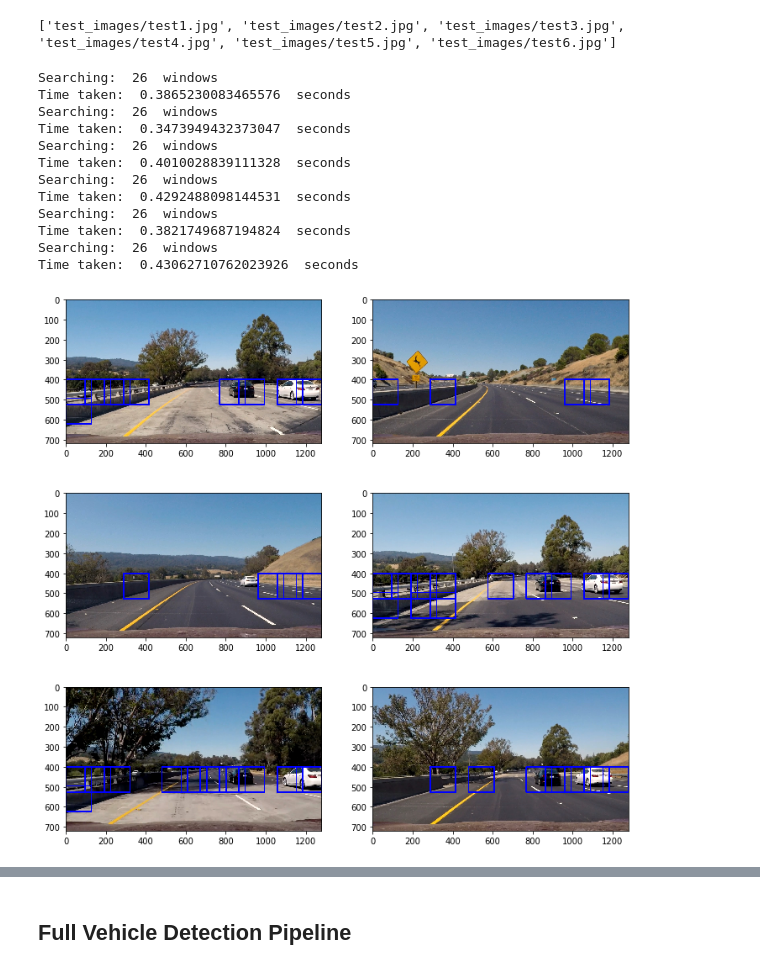
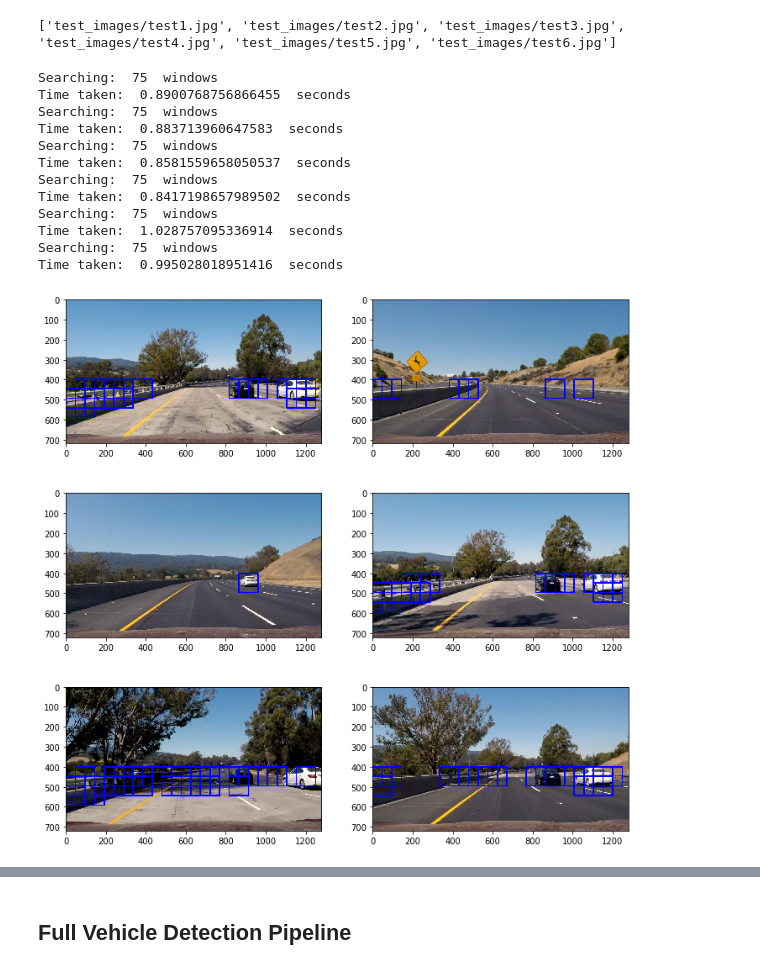
Before and after one commit to patrickcleeve/CarND-Term1-Vehicle-Detection-P5, a Jupyter notebook: CarND-Vehicle-Detection.ipynb, the cells around one changed output, grey strips where cells are left out. Cells and saved outputs as stored; diff of their text form; code cells hidden in the pictures.

```diff
--- a/CarND-Vehicle-Detection.ipynb
+++ b/CarND-Vehicle-Detection.ipynb
@@ -492,15 +492,15 @@ orient = 9              # Number of gradient orientations
 pix_per_cell = 8
 cell_per_block = 2
 hog_channel = "ALL"         # Can be 0, 1, 2, "ALL"
-spatial_size = (16, 16) # Spatial binning dimensions
-hist_bins = 16          # Number of histogram bins
+spatial_size = (64, 64) # Spatial binning dimensions
+hist_bins = 64          # Number of histogram bins
 spatial_feat = True     # Spatial features on or off
 hist_feat = True        # Histogram features on or off
 hog_feat = True         # HOG features on or off
 
 
 # If experimenting use the testing flag, to only use a sample (reduce training time)
-testing = True
+testing = False
 
 print("Started...")
 
@@ -673,8 +672,8 @@ hog_feat = True         # HOG features on or off
 
 
 
-window_size = 128
-overlap = 0.25
+window_size = 96
+overlap = 0.5
 ystart = 400
 ystop = 625
 
@@ -683,46 +682,46 @@ for image_path in test_images:
 
     t1 = time.time()
     image = mpimg.imread(image_path)
     draw_image = np.copy(image)
 
     # Rescale .jpg image
     image = image.astype(np.float32)/255
     #print(np.min(image), np.max(image))
 
 
     windows = slide_window(image, x_start_stop=[None, None], y_start_stop=[ystart, ystop],
                     xy_window=(window_size, window_size), xy_overlap=(overlap, overlap))
 
     hot_windows = search_windows(image, windows, svc, X_scaler, color_space=color_space,
                                  spatial_size=spatial_size, hist_bins=hist_bins, orient=orient,
                                  pix_per_cell=pix_per_cell, cell_per_block=cell_per_block,
                                  hog_channel=hog_channel, spatial_feat=spatial_feat,
                                  hist_feat=hist_feat, hog_feat=hog_feat)
 
     window_image = draw_boxes(draw_image, hot_windows, color=(0, 0, 255), thick=6)
 
     images.append(window_image)
     titles.append("")
 
     print("Searching: ", len(windows), " windows")
     print("Time taken: ", time.time() - t1, " seconds")
 
 fig = plt.figure(figsize=(12, 12))
 visualize(fig, 3, 2, images, titles)
 # %% [output]
-Searching:  26  windows
-Time taken:  0.3865230083465576  seconds
-Searching:  26  windows
-Time taken:  0.3473949432373047  seconds
-Searching:  26  windows
-Time taken:  0.4010028839111328  seconds
-Searching:  26  windows
-Time taken:  0.4292488098144531  seconds
-Searching:  26  windows
-Time taken:  0.3821749687194824  seconds
-Searching:  26  windows
-Time taken:  0.43062710762023926  seconds
+Searching:  75  windows
+Time taken:  0.8900768756866455  seconds
+Searching:  75  windows
+Time taken:  0.883713960647583  seconds
+Searching:  75  windows
+Time taken:  0.8581559658050537  seconds
+Searching:  75  windows
+Time taken:  0.8417198657989502  seconds
+Searching:  75  windows
+Time taken:  1.028757095336914  seconds
+Searching:  75  windows
+Time taken:  0.995028018951416  seconds
-[figure, old version]
+[figure, new version]
 # %%
 # Helper function
 
```
Also changed, not shown: parts of 11 cells of this notebook.
